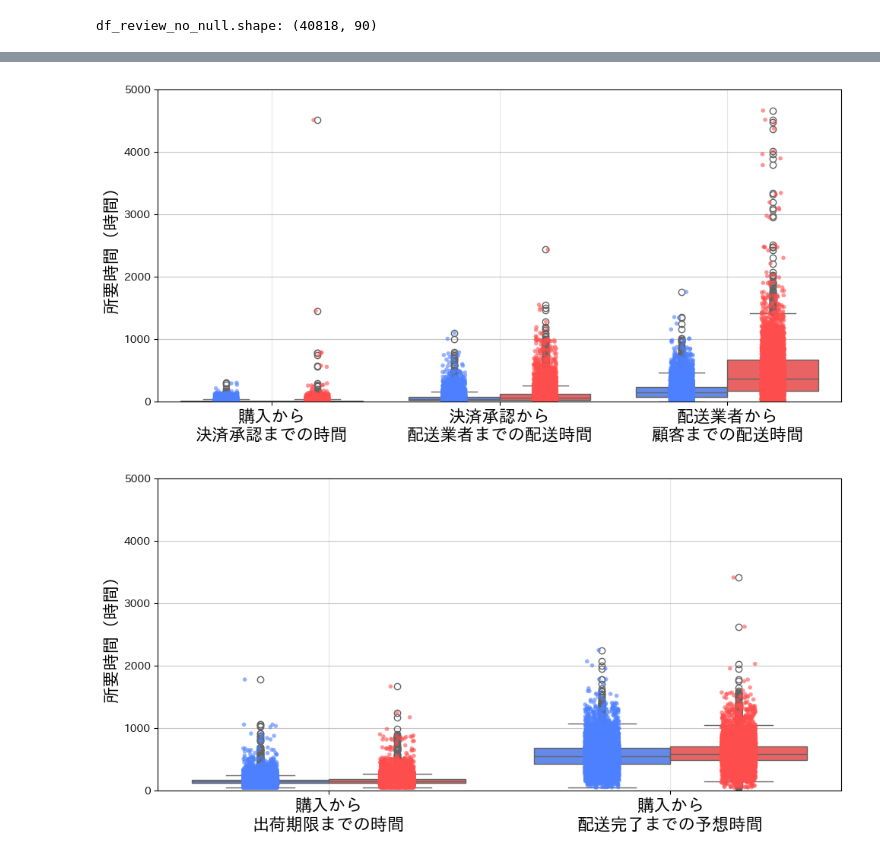
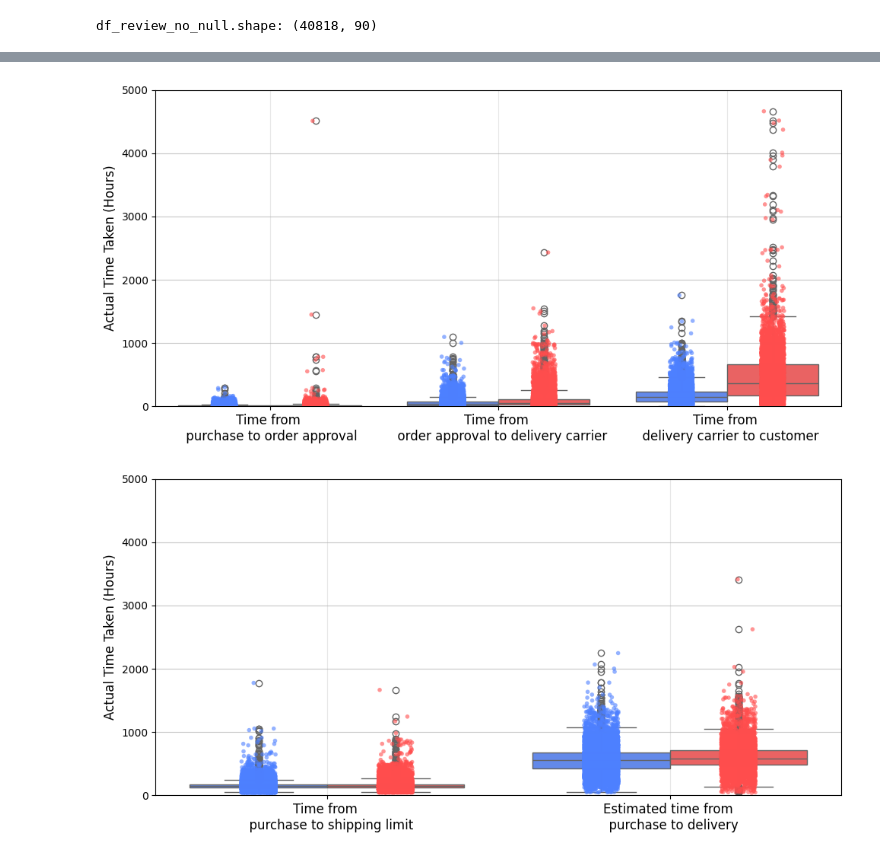
Before and after one commit to shimkoji/Case_Study_Olist, a Jupyter notebook: notebook/data_analysis/05_delivery_issue_analysis.ipynb, the cells around one changed output, grey strips where cells are left out. Saved outputs shown, nothing was run; the diff lists cells and outputs as text; code cells hidden in the pictures.

```diff
--- a/notebook/data_analysis/05_delivery_issue_analysis.ipynb
+++ b/notebook/data_analysis/05_delivery_issue_analysis.ipynb
@@ -159,54 +149,42 @@ df_melted_estimated["variable"] = df_melted_estimated["variable"].map(
 hue_order = ["Delivery_Praise", "Delivery_Issue"]
 # %%
-# サブプロットを作成（実際の時間と予想時間を分けて表示）
 fig, ax = plt.subplots(1, 1, figsize=(10, 5))
-# 薄い色を設定
-light_blue = (0.3, 0.5, 1.0, 0.6)  # 薄い青
-light_red = (1.0, 0.3, 0.3, 0.6)  # 薄い赤
+light_blue = (0.3, 0.5, 1.0, 0.6)
+light_red = (1.0, 0.3, 0.3, 0.6)
 sns.boxplot(
     data=df_melted_actual,
     x="variable",
     y="value",
     hue="review_categories_str",
-    hue_order=hue_order,  # 順序を指定
+    hue_order=hue_order,
     palette={"Delivery_Praise": light_blue, "Delivery_Issue": light_red},
     width=0.8,
     ax=ax,
     legend=False,
 )
-
 sns.stripplot(
     data=df_melted_actual,
     x="variable",
     y="value",
     hue="review_categories_str",
-    hue_order=hue_order,  # 順序を指定
+    hue_order=hue_order,
     dodge=True,
-    # alpha=0.1,
     size=4,
     palette={"Delivery_Praise": light_blue, "Delivery_Issue": light_red},
-    # palette={"Delivery_Praise": "blue", "Delivery_Issue": "red"},
     ax=ax,
     legend=False,
 )
-# ax.set_title("実際の配送時間の分布比較")
 ax.set_xlabel("")
-ax.set_ylabel("所要時間（時間）", fontsize=16)
-plt.tick_params(axis="x", labelsize=16)
+ax.set_ylabel("Actual Time Taken (Hours)", fontsize=12)
+plt.tick_params(axis="x", labelsize=12)
 ax.grid(axis="x", linestyle="-", alpha=0.3)
 ax.grid(axis="y", linestyle="-", alpha=0.7)
-
-# 凡例の設定（順序を変更）
-# ax.legend()
-# y軸の範囲を設定
 ax.set_ylim(0, 5000)
-# レイアウトの調整
 plt.tight_layout()
 plt.savefig(config.results_figs_dir / "delivery_issue_analysis_actual.png")
-# プロットの表示
 plt.show()
 # %% [output]
-[figure, old version]
+[figure, new version]
 # %%
 df_melted_actual.groupby(
     [
@@ -218,52 +196,42 @@ df_melted_actual.groupby(
 )
 # %%
 fig, ax = plt.subplots(1, 1, figsize=(10, 5))
-# 薄い色を設定
-light_blue = (0.3, 0.5, 1.0, 0.6)  # 薄い青
-light_red = (1.0, 0.3, 0.3, 0.6)  # 薄い赤
-# 予想時間のプロット
+light_blue = (0.3, 0.5, 1.0, 0.6)
+light_red = (1.0, 0.3, 0.3, 0.6)
 sns.boxplot(
     data=df_melted_estimated,
     x="variable",
     y="value",
     hue="review_categories_str",
     palette={"Delivery_Praise": light_blue, "Delivery_Issue": light_red},
-    hue_order=hue_order,  # 順序を指定
+    hue_order=hue_order,
     width=0.8,
     ax=ax,
-    legend=False,  # 凡例を非表示に
+    legend=False,
 )
-
 sns.stripplot(
     data=df_melted_estimated,
     x="variable",
     y="value",
     hue="review_categories_str",
-    hue_order=hue_order,  # 順序を指定
+    hue_order=hue_order,
     dodge=True,
-    # alpha=0.2,
     size=4,
     palette={"Delivery_Praise": light_blue, "Delivery_Issue": light_red},
-    # palette={"Delivery_Praise": "blue", "Delivery_Issue": "red"},
     ax=ax,
     legend=False,
 )
-# ax.set_title("予想配送時間の分布比較")
 ax.set_xlabel("")
-plt.tick_params(axis="x", labelsize=16)
-ax.set_ylabel("所要時間（時間）", fontsize=16)
+plt.tick_params(axis="x", labelsize=12)
+ax.set_ylabel("Actual Time Taken (Hours)", fontsize=12)
 ax.grid(axis="x", linestyle="-", alpha=0.3)
 ax.grid(axis="y", linestyle="-", alpha=0.7)
-# ax.legend()
 ax.set_ylim(0, 5000)
-# レイアウトの調整
 plt.tight_layout()
 plt.savefig(config.results_figs_dir / "delivery_issue_analysis_estimated.png")
-
-# プロットの表示
 plt.show()
 # %% [output]
-[figure, old version]
+[figure, new version]
 # %%
 df_melted_estimated.groupby(
     [
```
Also changed, not shown: parts of 5 cells of this notebook, 27 other files.
